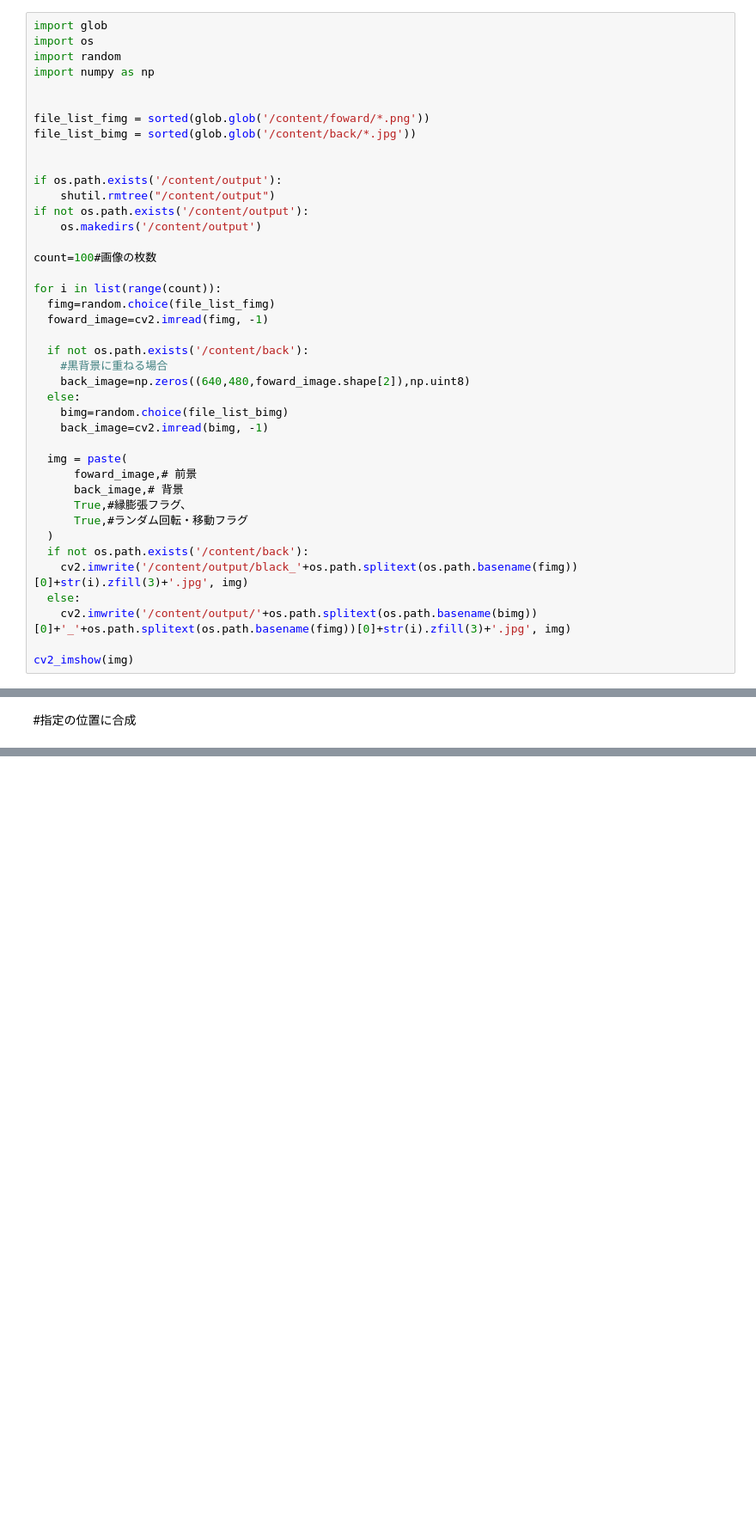
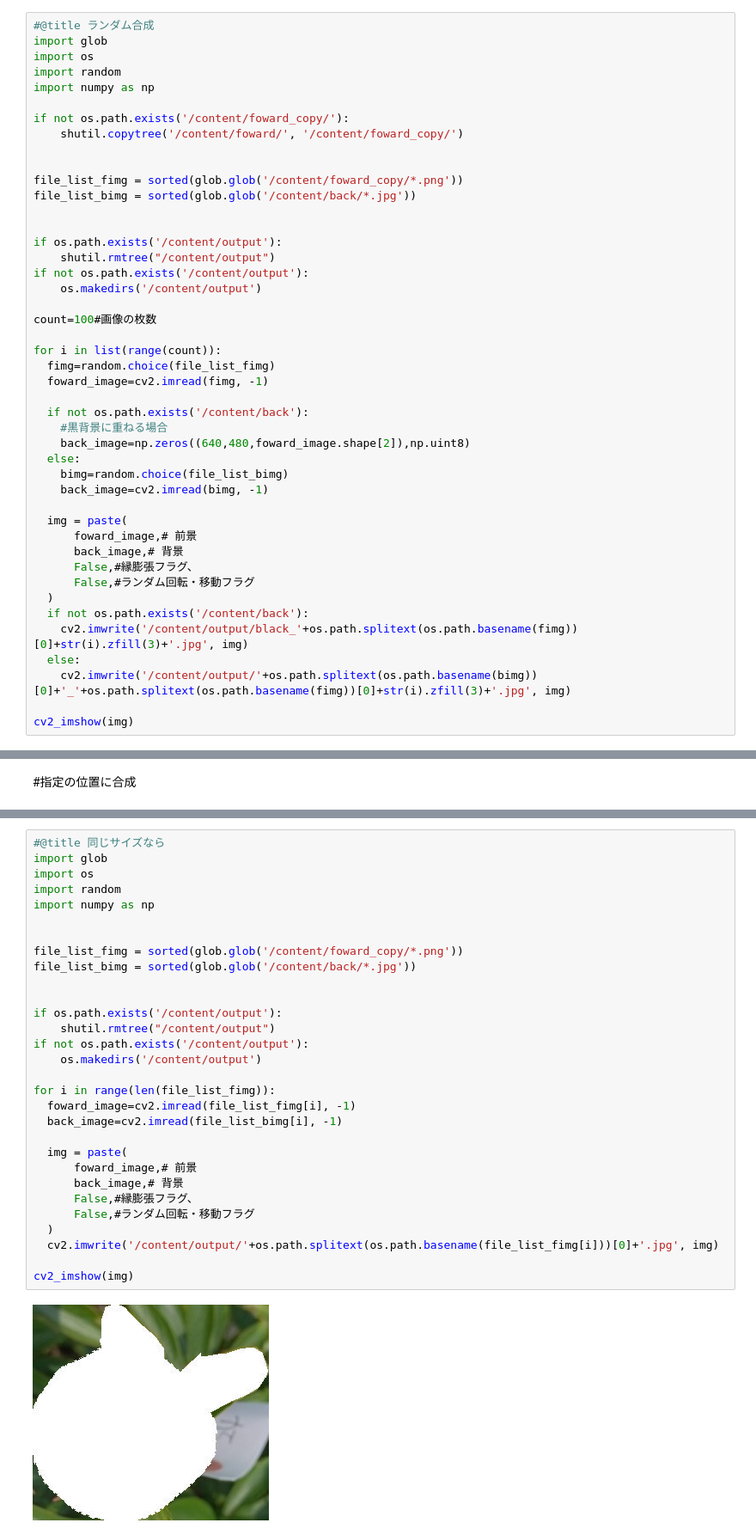
Before and after one commit to 1900690/image-movie-editing, a Jupyter notebook: 背景と合成.ipynb, the cells around one changed output, grey strips where cells are left out. Shown at 86% size. Cells and saved outputs as stored; diff of their text form; blank space fills up the shorter version.

```diff
--- a/背景と合成.ipynb
+++ b/背景と合成.ipynb
@@ -133,13 +172,17 @@ def paste(fg, bg, mask_flg=True, random_flg=True):
     img1[x:x + w2, y:y + h2] = dst
     return img1
 # %%
+#@title ランダム合成
 import glob
 import os
 import random
 import numpy as np
 
+if not os.path.exists('/content/foward_copy/'):
+    shutil.copytree('/content/foward/', '/content/foward_copy/')
 
-file_list_fimg = sorted(glob.glob('/content/foward/*.png'))
+
+file_list_fimg = sorted(glob.glob('/content/foward_copy/*.png'))
 file_list_bimg = sorted(glob.glob('/content/back/*.jpg'))
 
 
@@ -164,8 +207,8 @@ for i in list(range(count)):
   img = paste(
       foward_image,# 前景
       back_image,# 背景
-      True,#縁膨張フラグ、
-      True,#ランダム回転・移動フラグ
+      False,#縁膨張フラグ、
+      False,#ランダム回転・移動フラグ
   )
   if not os.path.exists('/content/back'):
     cv2.imwrite('/content/output/black_'+os.path.splitext(os.path.basename(fimg))[0]+str(i).zfill(3)+'.jpg', img)
@@ -244,0 +232,32 @@ cv2_imshow(back_img)
+# %%
+#@title 同じサイズなら
+import glob
+import os
+import random
+import numpy as np
+
+
+file_list_fimg = sorted(glob.glob('/content/foward_copy/*.png'))
+file_list_bimg = sorted(glob.glob('/content/back/*.jpg'))
+
+
+if os.path.exists('/content/output'):
+    shutil.rmtree("/content/output")
+if not os.path.exists('/content/output'):
+    os.makedirs('/content/output')
+
+for i in range(len(file_list_fimg)):
+  foward_image=cv2.imread(file_list_fimg[i], -1)
+  back_image=cv2.imread(file_list_bimg[i], -1)
+
+  img = paste(
+      foward_image,# 前景
+      back_image,# 背景
+      False,#縁膨張フラグ、
+      False,#ランダム回転・移動フラグ
+  )
+  cv2.imwrite('/content/output/'+os.path.splitext(os.path.basename(file_list_fimg[i]))[0]+'.jpg', img)
+
+cv2_imshow(img)
+# %% [output]
+[figure, added]
```
Also changed, not shown: parts of 13 cells of this notebook.
